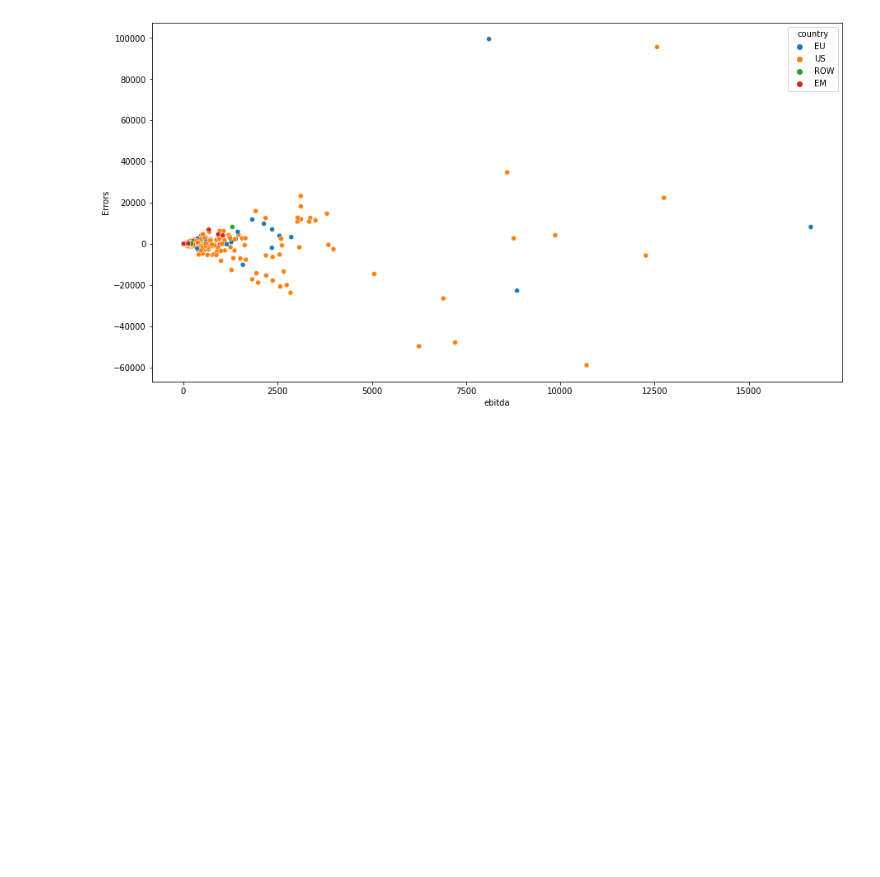
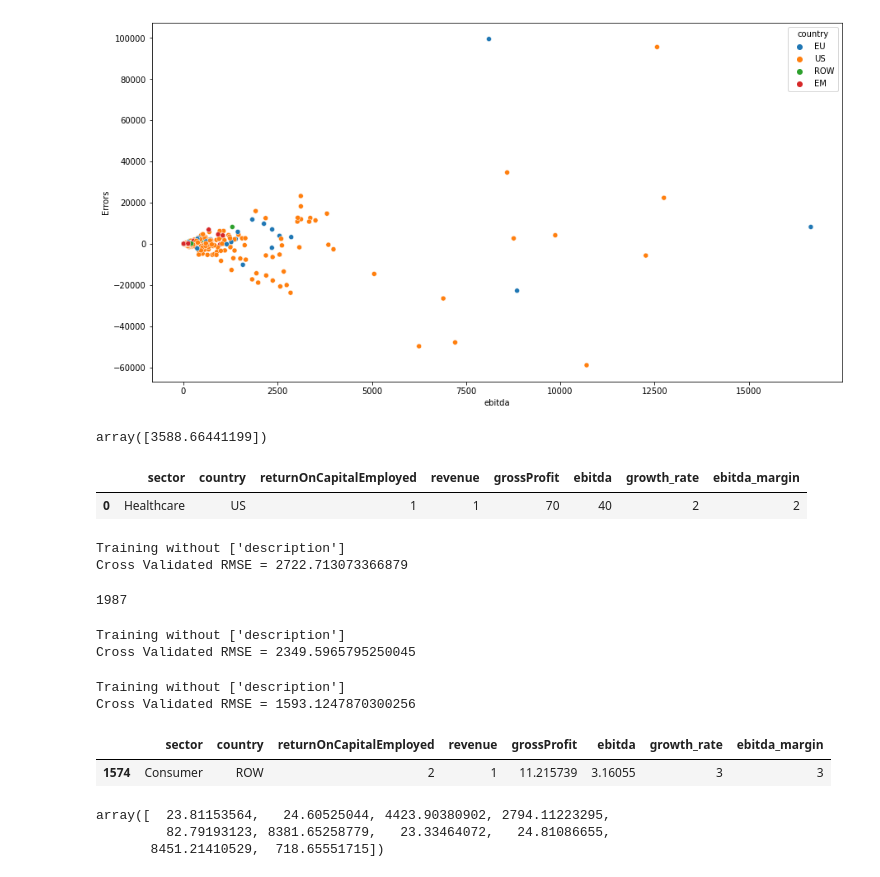
Before and after one commit to pierremstr/Company_Valuation, a Jupyter notebook: notebooks/HL_training.ipynb, the cells around one changed output. Drawn from its saved outputs; the diff is of its cells as text; code cells hidden in the pictures; blank space fills up the shorter version.

```diff
--- a/notebooks/HL_training.ipynb
+++ b/notebooks/HL_training.ipynb
@@ -312,3 +315,33 @@ plt.ylabel('Errors')
 # %% [output]
 Text(0, 0.5, 'Errors')
 [figure]
+# %%
+test = pd.DataFrame.from_dict({'sector':['Energy'],'country': ['US'],'returnOnCapitalEmployed': [1],'revenue': [4],'grossProfit': [700000],'ebitda': [300000], 'growth_rate':[2],'ebitda_margin': [2]})
+# %%
+rf_pipe.predict(test)
+# %% [output]
+array([3588.66441199])
+# %%
+test
+# %% [output]
+|  | sector | country | returnOnCapitalEmployed | revenue | grossProfit | ebitda | growth_rate | ebitda_margin |
+| 0 | Healthcare | US | 1 | 1 | 70 | 40 | 2 | 2 |
+# %%
+rf_pipe = trainer.train(rf, remove_features=['description'])
+# %% [output]
+Training without ['description']
+Cross Validated RMSE = 2722.713073366879
+# %%
+len(df[df['enterpriseValue'] < 4000])
+# %% [output]
+1987
+# %%
+rf_pipe = trainer.train(rf, remove_features=['description'])
+# %% [output]
+Training without ['description']
+Cross Validated RMSE = 2349.5965795250045
+# %%
+rf_pipe = trainer.train(rf, remove_features=['description'])
+# %% [output]
+Training without ['description']
+Cross Validated RMSE = 1593.1247870300256
@@ -314,0 +350,11 @@ Text(0, 0.5, 'Errors')
+# %%
+X_test.head(1)
+# %% [output]
+|  | sector | country | returnOnCapitalEmployed | revenue | grossProfit | ebitda | growth_rate | ebitda_margin |
+| 1574 | Consumer | ROW | 2 | 1 | 11.215739 | 3.16055 | 3 | 3 |
+# %%
+rf_pipe.predict(X_test.head(10))
+# %% [output]
+array([  23.81153564,   24.60525044, 4423.90380902, 2794.11223295,
+         82.79193123, 8381.65258779,   23.33464072,   24.81086655,
+       8451.21410529,  718.65551715])
```
Also changed, not shown: parts of 6 cells of this notebook, 1 other file.
